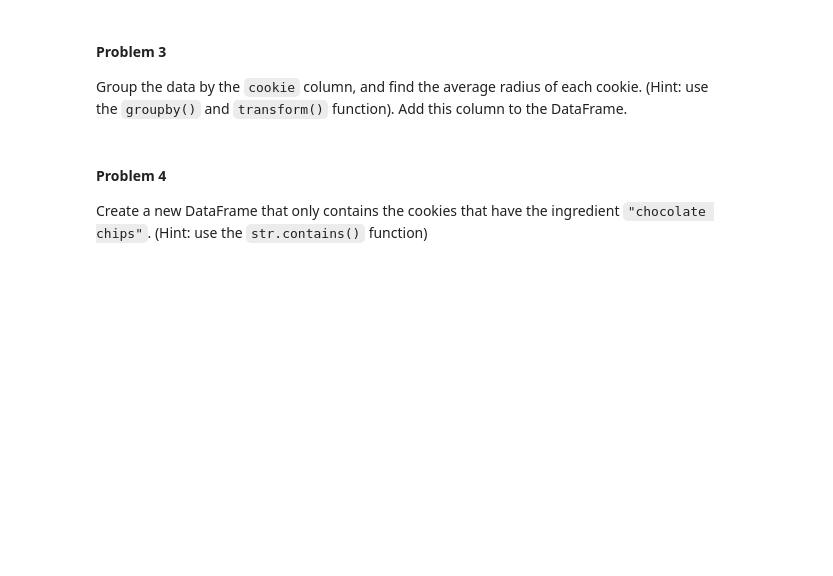
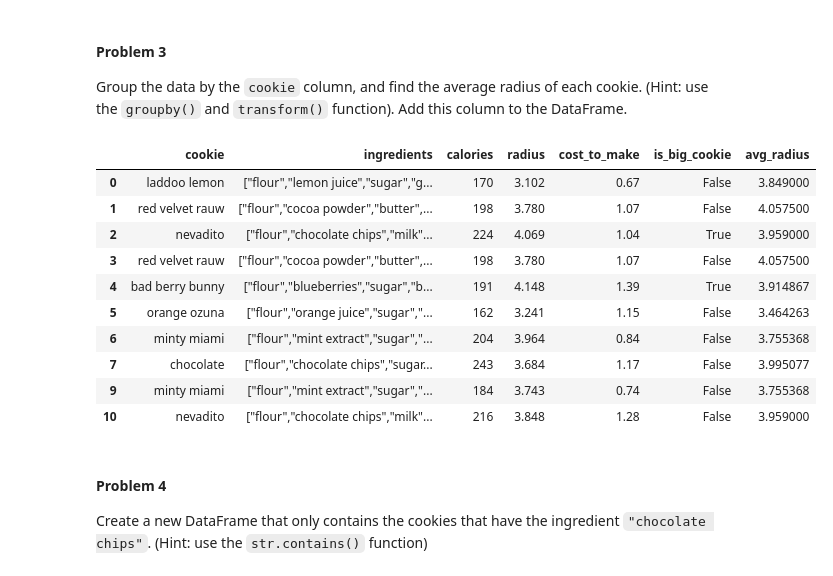
Before and after one commit to gallettilance/Data-Science-Fundamentals, a Jupyter notebook: labs/lab-02/lab02.ipynb, the cells around one changed output. Saved outputs shown, nothing was run; the diff lists cells and outputs as text; code cells hidden in the pictures; blank space fills up the shorter version.

```diff
--- a/labs/lab-02/lab02.ipynb
+++ b/labs/lab-02/lab02.ipynb
@@ -319,3 +330,18 @@ Group the data by the `cookie` column, and find the average radius of each cooki
+# %%
+cookies["avg_radius"] = cookies.groupby("cookie").radius.transform("mean")
+cookies.head(10)
+# %% [output]
+|  | cookie | ingredients | calories | radius | cost_to_make | is_big_cookie | avg_radius |
+| 0 | laddoo lemon | ["flour","lemon juice","sugar","g... | 170 | 3.102 | 0.67 | False | 3.849000 |
+| 1 | red velvet rauw | ["flour","cocoa powder","butter",... | 198 | 3.780 | 1.07 | False | 4.057500 |
+| 2 | nevadito | ["flour","chocolate chips","milk"... | 224 | 4.069 | 1.04 | True | 3.959000 |
+| 3 | red velvet rauw | ["flour","cocoa powder","butter",... | 198 | 3.780 | 1.07 | False | 4.057500 |
+| 4 | bad berry bunny | ["flour","blueberries","sugar","b... | 191 | 4.148 | 1.39 | True | 3.914867 |
+| 5 | orange ozuna | ["flour","orange juice","sugar","... | 162 | 3.241 | 1.15 | False | 3.464263 |
+| 6 | minty miami | ["flour","mint extract","sugar","... | 204 | 3.964 | 0.84 | False | 3.755368 |
+| 7 | chocolate | ["flour","chocolate chips","sugar... | 243 | 3.684 | 1.17 | False | 3.995077 |
+| 9 | minty miami | ["flour","mint extract","sugar","... | 184 | 3.743 | 0.74 | False | 3.755368 |
+| 10 | nevadito | ["flour","chocolate chips","milk"... | 216 | 3.848 | 1.28 | False | 3.959000 |
 # %% [markdown]
 #### Problem 4
 Create a new DataFrame that only contains the cookies that have the ingredient `"chocolate chips"`. (Hint: use the `str.contains()` function)
```
Also changed, not shown: parts of 24 cells of this notebook.
